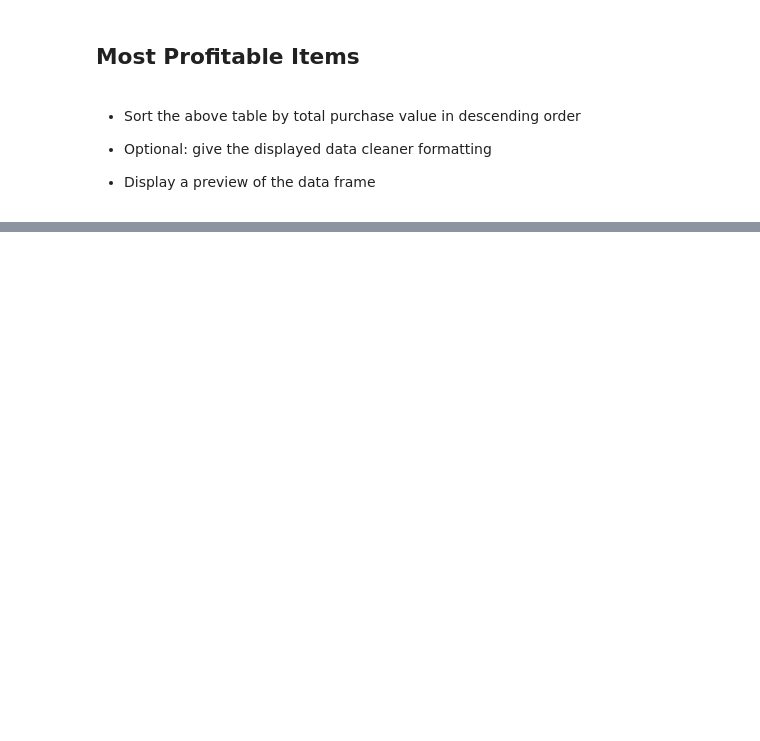
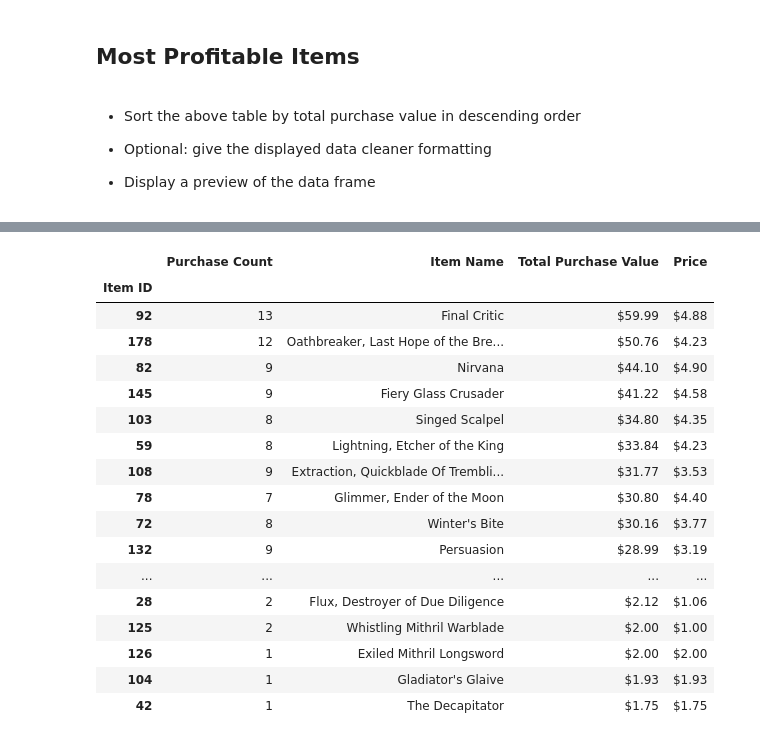
Before and after one commit to rabscuttle/pandas-challenge, a Jupyter notebook: HeroesOfPymoli/02-Homework_04-Pandas_Instructions_HeroesOfPymoli_HeroesOfPymoli_starter.ipynb, the cells around one changed output, grey strips where cells are left out. Cells and saved outputs as stored; diff of their text form; code cells hidden in the pictures; blank space fills up the shorter version.

```diff
--- a/HeroesOfPymoli/02-Homework_04-Pandas_Instructions_HeroesOfPymoli_HeroesOfPymoli_starter.ipynb
+++ b/HeroesOfPymoli/02-Homework_04-Pandas_Instructions_HeroesOfPymoli_HeroesOfPymoli_starter.ipynb
@@ -213,0 +360,21 @@ print(player_count)
+# %%
+merge2.sort_values("Total Purchase Value", ascending=False).style.format({"Price": "${:,.2f}", "Total Purchase Value": "${:,.2f}"})
+# %% [output]
+|  | Purchase Count | Item Name | Total Purchase Value | Price |
+| Item ID |  |  |  |  |
+| 92 | 13 | Final Critic | $59.99 | $4.88 |
+| 178 | 12 | Oathbreaker, Last Hope of the Bre... | $50.76 | $4.23 |
+| 82 | 9 | Nirvana | $44.10 | $4.90 |
+| 145 | 9 | Fiery Glass Crusader | $41.22 | $4.58 |
+| 103 | 8 | Singed Scalpel | $34.80 | $4.35 |
+| 59 | 8 | Lightning, Etcher of the King | $33.84 | $4.23 |
+| 108 | 9 | Extraction, Quickblade Of Trembli... | $31.77 | $3.53 |
+| 78 | 7 | Glimmer, Ender of the Moon | $30.80 | $4.40 |
+| 72 | 8 | Winter's Bite | $30.16 | $3.77 |
+| 132 | 9 | Persuasion | $28.99 | $3.19 |
+| ... | ... | ... | ... | ... |
+| 28 | 2 | Flux, Destroyer of Due Diligence | $2.12 | $1.06 |
+| 125 | 2 | Whistling Mithril Warblade | $2.00 | $1.00 |
+| 126 | 1 | Exiled Mithril Longsword | $2.00 | $2.00 |
+| 104 | 1 | Gladiator's Glaive | $1.93 | $1.93 |
+| 42 | 1 | The Decapitator | $1.75 | $1.75 |
```
Also changed, not shown: parts of 18 cells of this notebook.
